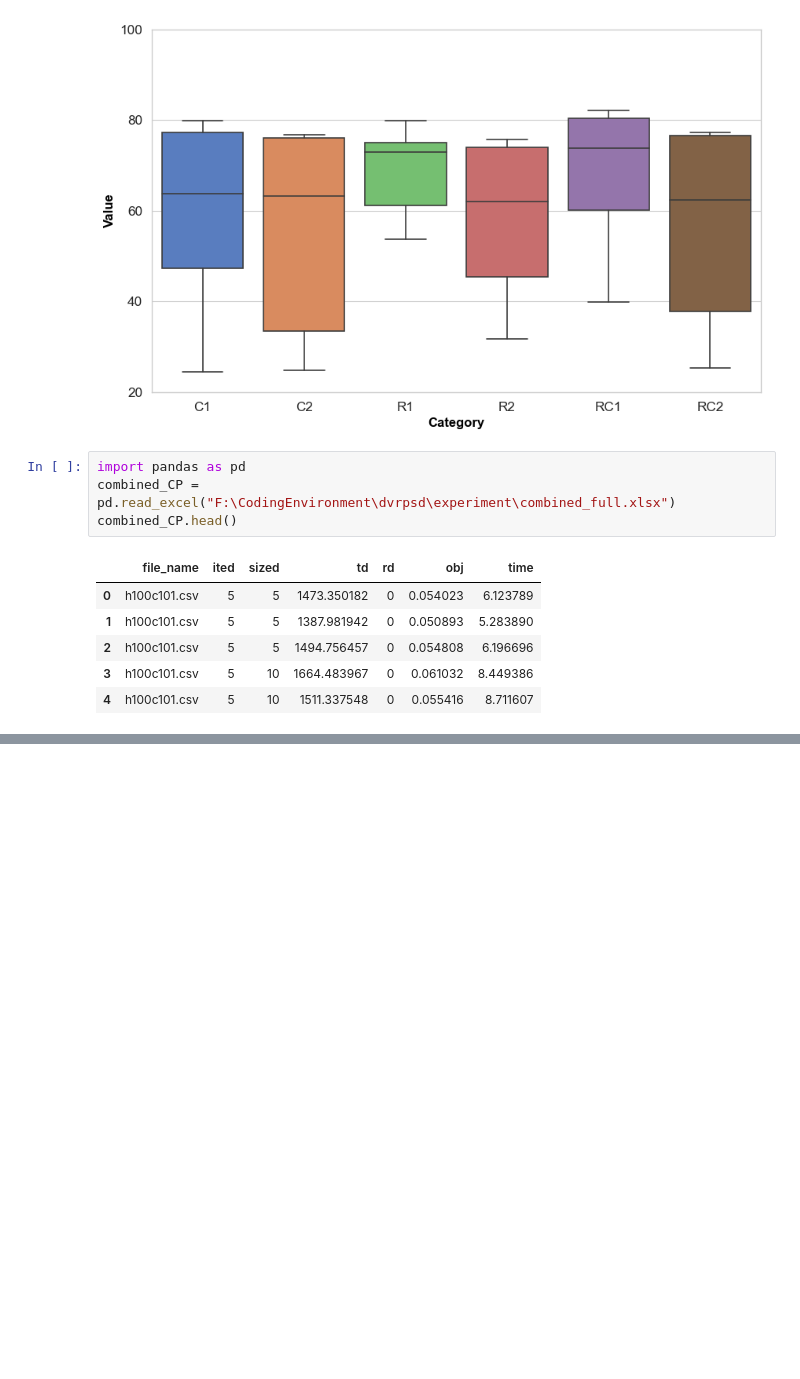
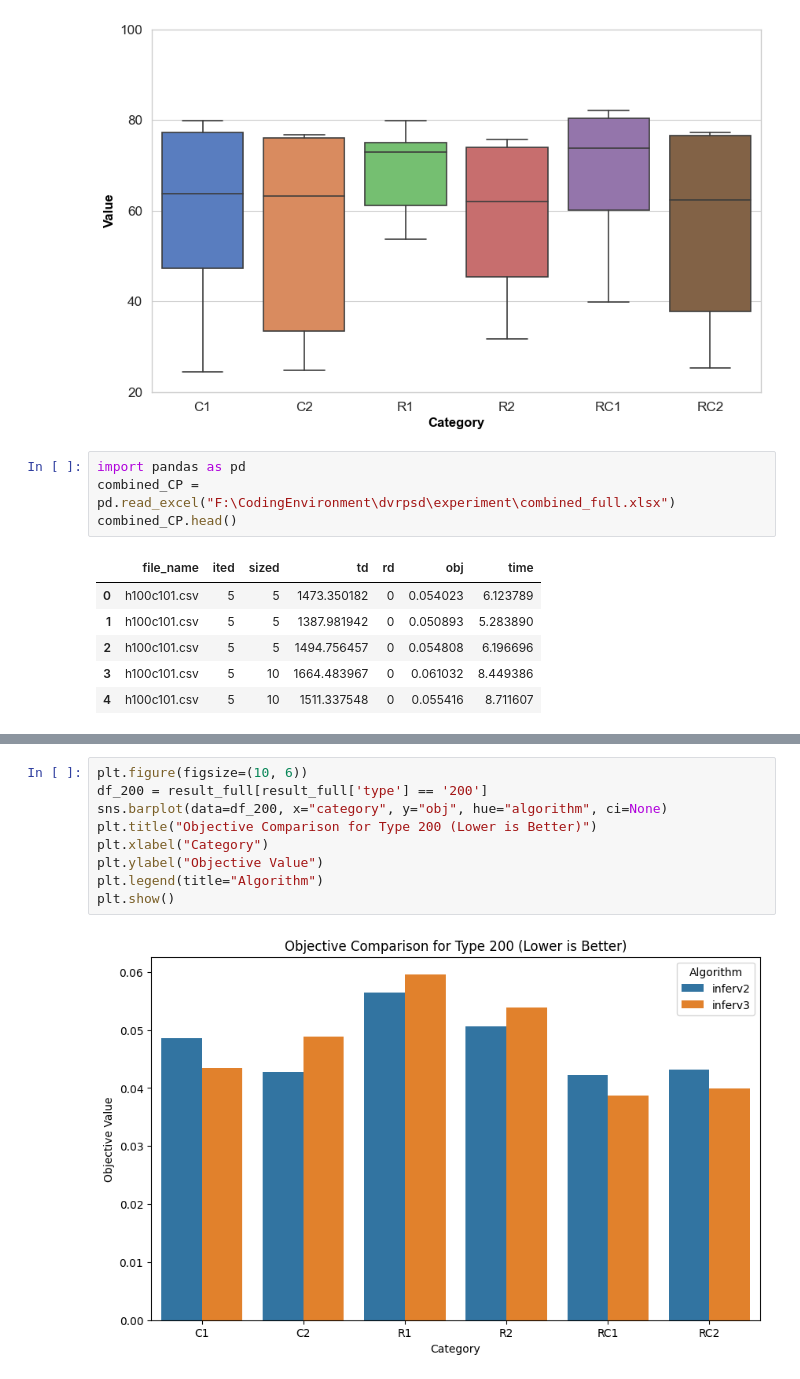
Before and after one commit to hwnginsoict/dvrpsd, a Jupyter notebook: experiment/experiment.ipynb, the cells around one changed output, grey strips where cells are left out. Cells and saved outputs as stored; diff of their text form; blank space fills up the shorter version.

```diff
--- a/experiment/experiment.ipynb
+++ b/experiment/experiment.ipynb
@@ -212,0 +514,11 @@ plt.show()
+# %%
+plt.figure(figsize=(10, 6))
+df_200 = result_full[result_full['type'] == '200']
+sns.barplot(data=df_200, x="category", y="obj", hue="algorithm", ci=None)
+plt.title("Objective Comparison for Type 200 (Lower is Better)")
+plt.xlabel("Category")
+plt.ylabel("Objective Value")
+plt.legend(title="Algorithm")
+plt.show()
+# %% [output]
+[figure, added]
```
Also changed, not shown: parts of 19 cells of this notebook, 6 other files.
